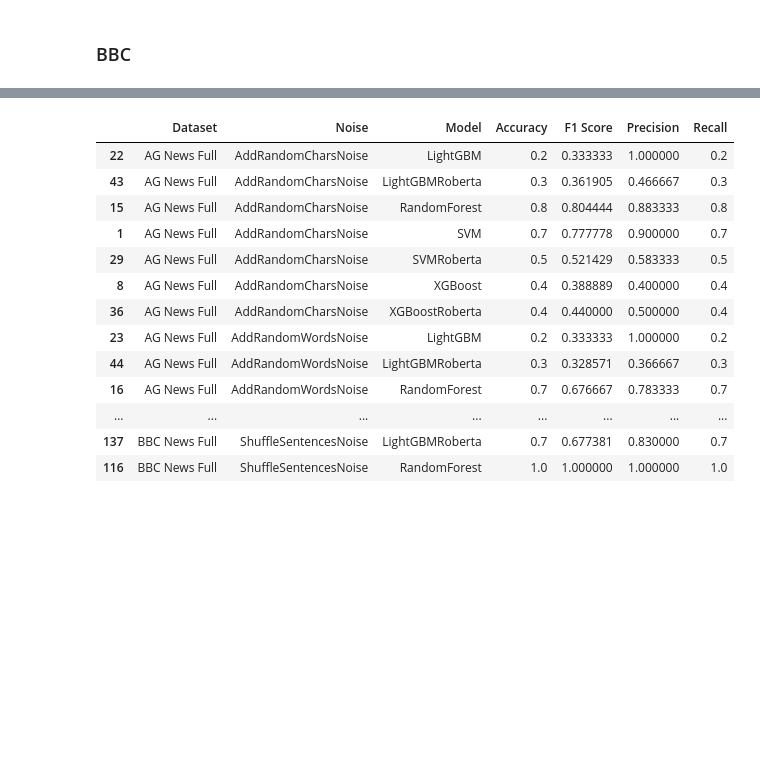
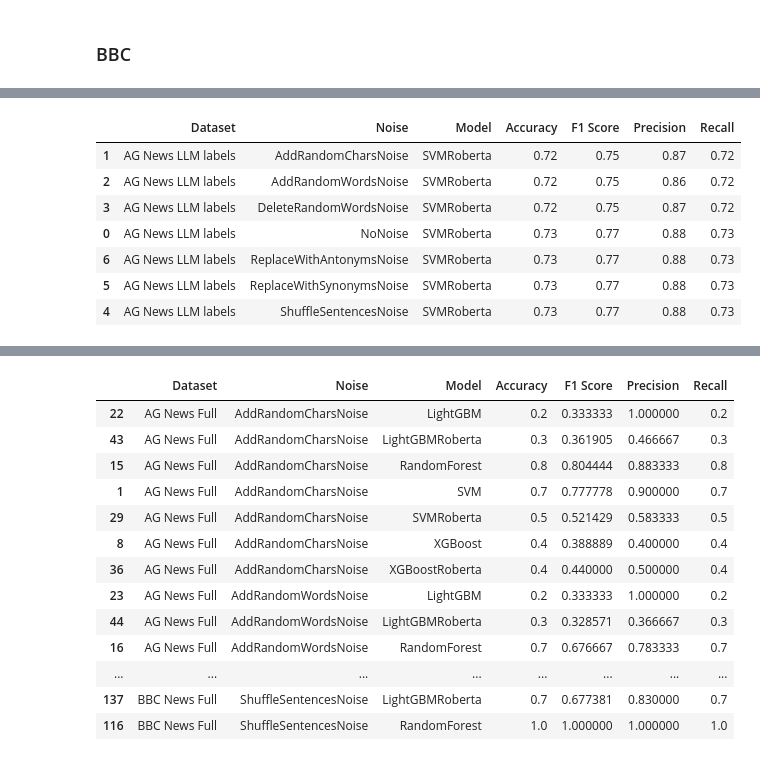
Before and after one commit to salveendutt/Textual_Clustering, a Jupyter notebook: src/pipeline.ipynb, the cells around one changed output, grey strips where cells are left out. Drawn from its saved outputs; the diff is of its cells as text; code cells hidden in the pictures; blank space fills up the shorter version.

```diff
--- a/src/pipeline.ipynb
+++ b/src/pipeline.ipynb
@@ -18,7 +18,7 @@ random.seed(42)
 # %%
 taking_sample = False
 # %%
-test_sample_size = 10
+test_sample_size = 500
 # train up to 100
 train_sample_size_per_class = 20
 # %%
@@ -127,21 +130,21 @@ len(bbc_test_sample_desc), len(bbc_test_sample_labels),
 # %%
 datasets_test = {
-    "AG News Full": (ag_test_sample_desc, ag_test_sample_labels),
+    # "AG News Full": (ag_test_sample_desc, ag_test_sample_labels),
     "AG News LLM labels": (ag_test_sample_desc, ag_test_sample_labels),
-    "BBC News Full": (bbc_test_sample_desc, bbc_test_sample_labels),
+    # "BBC News Full": (bbc_test_sample_desc, bbc_test_sample_labels),
 }
 
 datasets_train = {
-    "AG News Full":(ag_train_40_desc, ag_train_40_labels),
+    # "AG News Full":(ag_train_40_desc, ag_train_40_labels),
     "AG News LLM labels":(ag_train_llm_desc, ag_train_llm_labels),
-    "BBC News Full": (bbc_train_40_desc, bbc_train_40_labels),
+    # "BBC News Full": (bbc_train_40_desc, bbc_train_40_labels),
 }
 # %%
-topic_modelling_orchestrator = TopicModelingPipelineOrchestrator()
-topic_modelling_orchestrator.add_models_grid(
-    model_types=['LDA', 'LSI', 'NMF'],
-    param_grid={'n_topics': [4]}
-)
+# topic_modelling_orchestrator = TopicModelingPipelineOrchestrator()
+# topic_modelling_orchestrator.add_models_grid(
+#     model_types=['LDA', 'LSI', 'NMF'],
+#     param_grid={'n_topics': [4]}
+# )
 
 class_orchestrator = ClassificationPipelineOrchestrator()
 class_orchestrator.add_models_grid(
@@ -149,13 +152,13 @@ class_orchestrator.add_models_grid(
         # 'LLMClassifier',
         # 'TARSZeroShot',
 
-        'SVM',
-        'XGBoost',
-        'RandomForest',
-        'LightGBM',
+        # 'SVM',
+        # 'XGBoost',
+        # 'RandomForest',
+        # 'LightGBM',
         'SVMRoberta',
-        'XGBoostRoberta',
-        'LightGBMRoberta',
+        # 'XGBoostRoberta',
+        # 'LightGBMRoberta',
     ]
     # param_grid={'SVMRoberta': [{}], 'SVM': [{}]}  # Empty dictionary means default parameters
 )
@@ -178,5 +175,3 @@ noise_strategies = [
     ReplaceWithSynonymsNoise(),
     ReplaceWithAntonymsNoise()
 ]
-# %%
-class_orchestrator.evaluate_with_training(datasets_train, datasets_test, noise_strategies)
@@ -256,0 +186,3 @@ Parameters: { "use_label_encoder" } are not used.
+# %%
+class_orchestrator.evaluate_with_training(datasets_train, datasets_test, noise_strategies).round(2)
+# %% [output]
@@ -256,0 +190,8 @@ Parameters: { "use_label_encoder" } are not used.
+|  | Dataset | Noise | Model | Accuracy | F1 Score | Precision | Recall |
+| 1 | AG News LLM labels | AddRandomCharsNoise | SVMRoberta | 0.72 | 0.75 | 0.87 | 0.72 |
+| 2 | AG News LLM labels | AddRandomWordsNoise | SVMRoberta | 0.72 | 0.75 | 0.86 | 0.72 |
+| 3 | AG News LLM labels | DeleteRandomWordsNoise | SVMRoberta | 0.72 | 0.75 | 0.87 | 0.72 |
+| 0 | AG News LLM labels | NoNoise | SVMRoberta | 0.73 | 0.77 | 0.88 | 0.73 |
+| 6 | AG News LLM labels | ReplaceWithAntonymsNoise | SVMRoberta | 0.73 | 0.77 | 0.88 | 0.73 |
+| 5 | AG News LLM labels | ReplaceWithSynonymsNoise | SVMRoberta | 0.73 | 0.77 | 0.88 | 0.73 |
+| 4 | AG News LLM labels | ShuffleSentencesNoise | SVMRoberta | 0.73 | 0.77 | 0.88 | 0.73 |
```
Also changed, not shown: parts of 12 cells of this notebook, 12 other files.
